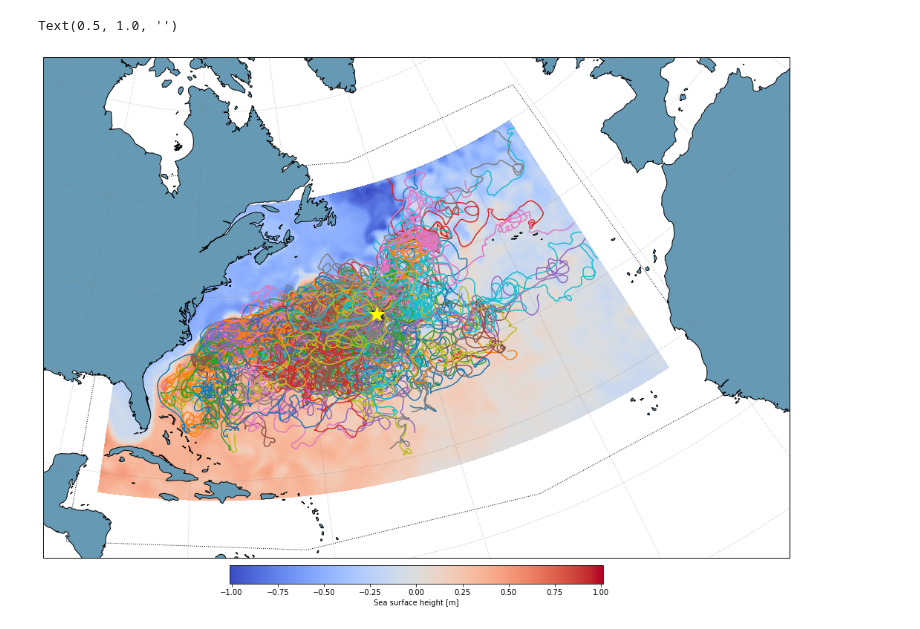
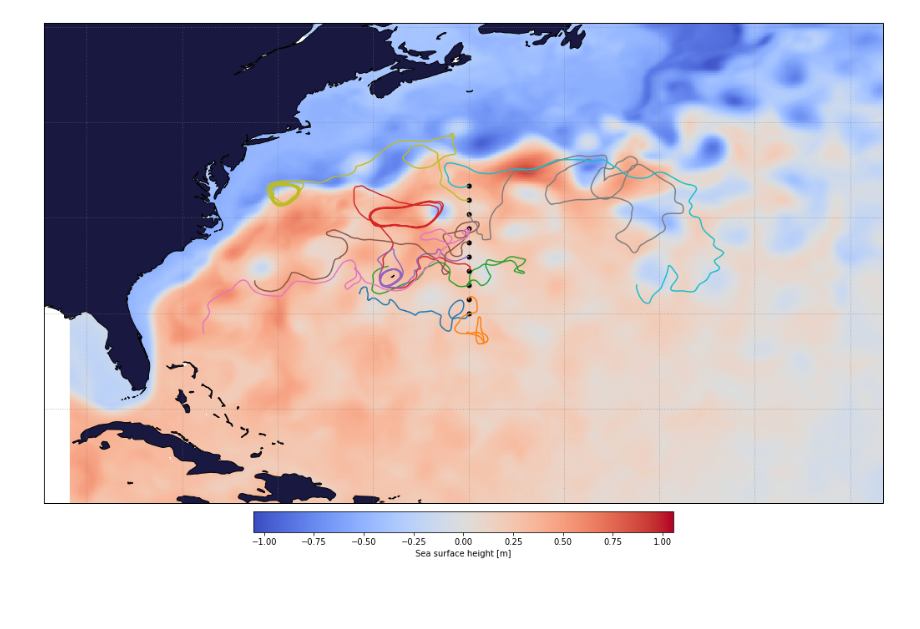
Before and after one commit to euroargodev/VirtualFleet, a Jupyter notebook: examples/plot_run.ipynb, the cells around one changed output. Cells and saved outputs as stored; diff of their text form; code cells hidden in the pictures; blank space fills up the shorter version.

```diff
--- a/examples/plot_run.ipynb
+++ b/examples/plot_run.ipynb
@@ -24,11 +24,10 @@ import numpy as np
 import matplotlib.pyplot as plt
 import xarray as xr
 import cartopy.crs as ccrs
+import cmocean as cm
 import cartopy.feature as cfeature
-land_feature=cfeature.NaturalEarthFeature(category='physical',name='land',scale='50m',facecolor=[0.4,0.6,0.7])
+land_feature=cfeature.NaturalEarthFeature(category='physical',name='land',scale='50m',facecolor=[24./255, 24./255, 64./255])
 # %%
-lat0=36.00
-lon0=-50.00
-
-simu = xr.open_dataset('/home1/datawork/kbalem/Parcels/test_20200225_dat.nc')
-field = xr.open_dataset('/home/datawork-lops-oh/somovar/WP1/data/GLOBAL-ANALYSIS-FORECAST-PHY-001-024/20191205_global-analysis-forecast-phy-001-024.nc')
+simu = xr.open_dataset('out/test_20210823122420.nc')
+field = xr.open_dataset('data/20190101_global-analysis-forecast-phy-001-024.nc')
+simu
@@ -56,30 +53,27 @@ Attributes:
 # %%
 import matplotlib.patches as mpatches
 
 pr1=ccrs.PlateCarree()
 # pr2=ccrs.LambertConformal(-72,35,false_easting=0.0, false_northing=0.0, secant_latitudes=None, standard_parallels=None, cutoff=-30)
 
 fig=plt.figure(figsize=(18,18))
 ax3 = fig.add_subplot(1,1,1,projection=pr1)
 ax3.add_feature(land_feature, edgecolor='black')
 ax3.set_extent([simu.lon.min()-10, simu.lon.max()+10, simu.lat.min()-10, simu.lat.max()+4])
 
 ax3.gridlines(linewidth=1, color='gray', alpha=0.5, linestyle=':')
 
 field['zos'][0][:][:].plot(cmap=plt.cm.coolwarm,cbar_kwargs={'orientation': 'horizontal', 'shrink':0.5, 'pad':0.01},transform=pr1)
 
 #ax3.scatter(simu['lon'],simu['lat'],s=5,c=simu['trajectory'],transform=pr1)
 for i in simu.traj:
     tmp=simu.isel(traj=i).sortby('time')
-    ax3.plot(tmp['lon'][0],tmp['lat'][0],'k.',transform=pr1)
+    ax3.plot(tmp['lon'][0],tmp['lat'][0],'k.',markersize=10,transform=pr1)
     ax3.plot(tmp['lon'],tmp['lat'],linewidth=1.5,transform=pr1)
 
-ax3.add_patch(mpatches.Rectangle(xy=[simu.lon.min()-8, simu.lat.min()-8], width=(simu.lon.max()-simu.lon.min()+12), height=(simu.lat.max()-simu.lat.min()+11),
-                                    edgecolor='k',facecolor='none',linestyle=':',transform=pr1))
+#ax3.add_patch(mpatches.Rectangle(xy=[simu.lon.min()-8, simu.lat.min()-8], width=(simu.lon.max()-simu.lon.min()+12), height=(simu.lat.max()-simu.lat.min()+11),
+#                                    edgecolor='k',facecolor='none',linestyle=':',transform=pr1))
 
-ax3.plot(lon0,lat0,marker='*',color='yellow', markersize=20,transform=ccrs.Geodetic())
-
-plt.title("")
+plt.title("");
 # %% [output]
-Text(0.5, 1.0, '')
-[figure, old version]
+[figure, new version]
```
Also changed, not shown: parts of 4 cells of this notebook, 3 other files.
